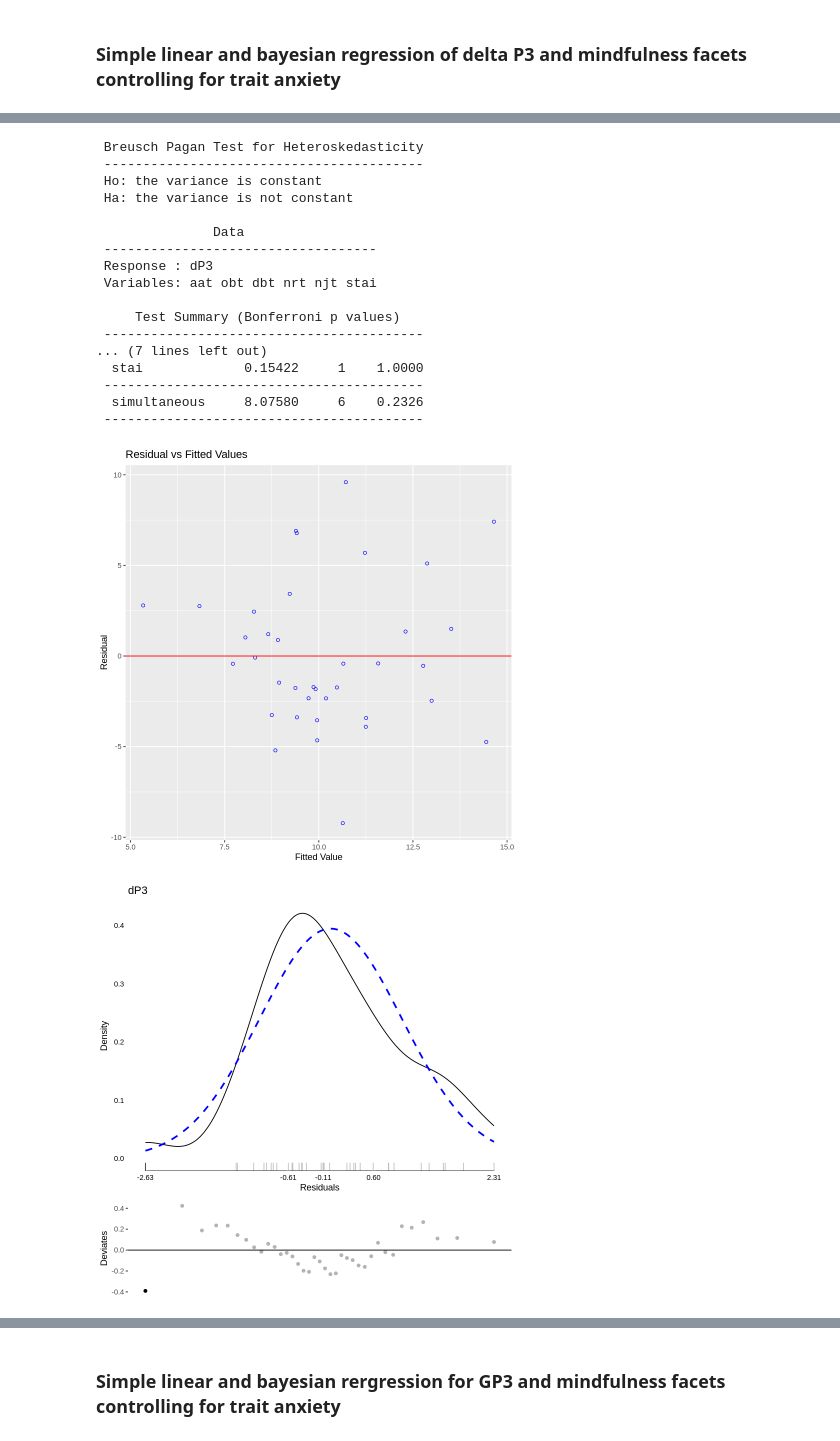
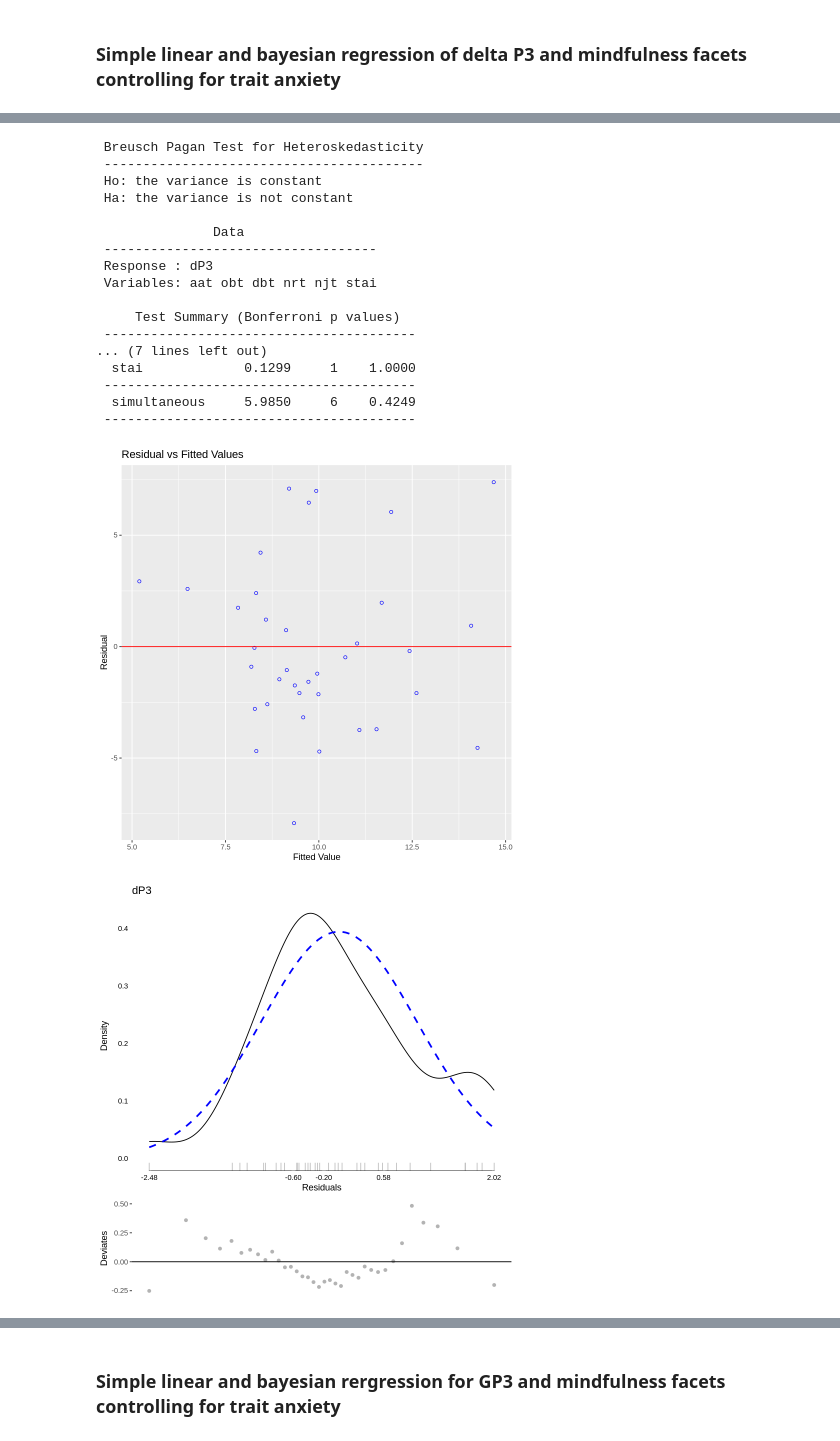
Before and after one commit to pavgreen9/EEGMANYLABS, a Jupyter notebook: Amodio et al. (2007) and Amodio et al. (2008)/Final.ipynb, the cells around one changed output, grey strips where cells are left out. Saved outputs shown, nothing was run; the diff lists cells and outputs as text; code cells hidden in the pictures.

```diff
--- a/Amodio et al. (2007) and Amodio et al. (2008)/Final.ipynb
+++ b/Amodio et al. (2007) and Amodio et al. (2008)/Final.ipynb
@@ -1232,6 +1213,7 @@ alternative hypothesis: true location is not equal to 0
 ### Simple linear and bayesian regression of delta P3 and mindfulness facets controlling for trait anxiety
 # %%
 df <- data.frame(gc, ngc, fgc, fngc, obt, aat, dbt, nrt, njt, ffmqt, stai, dP3, dN2, GN2, GP3, nGN2, nGP3)
+df <- df[-c(6), ]
 
 malt <- lm(dP3 ~ aat + obt + dbt + nrt + njt + stai, data = df)
 summary(malt)
@@ -1300,19 +1282,19 @@ Anderson-Darling          0.4998         0.1964
  Breusch Pagan Test for Heteroskedasticity
  -----------------------------------------
  Ho: the variance is constant
  Ha: the variance is not constant
 
                Data
  -----------------------------------
  Response : dP3
  Variables: aat obt dbt nrt njt stai
 
      Test Summary (Bonferroni p values)
- -----------------------------------------
+ ----------------------------------------
 ... (7 lines left out)
-  stai             0.15422     1    1.0000
- -----------------------------------------
-  simultaneous     8.07580     6    0.2326
- -----------------------------------------
+  stai             0.1299     1    1.0000
+ ----------------------------------------
+  simultaneous     5.9850     6    0.4249
+ ----------------------------------------
-[figure, old version]
+[figure, new version]
-[figure, old version]
+[figure, new version]
```
Also changed, not shown: parts of 11 cells of this notebook.
